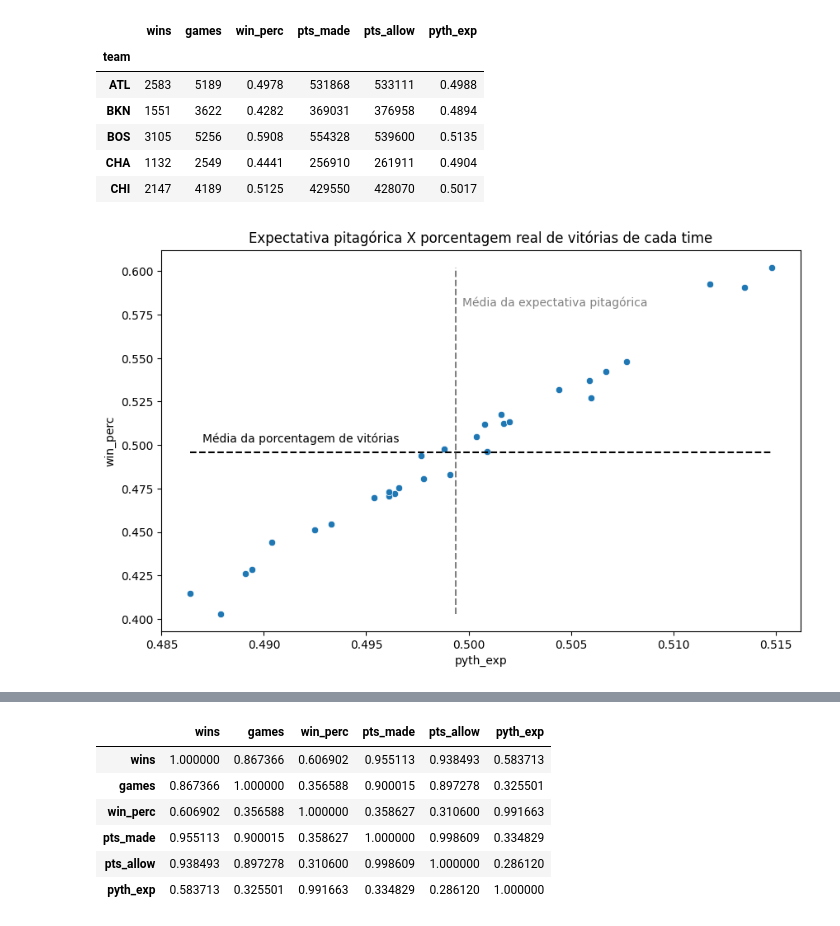
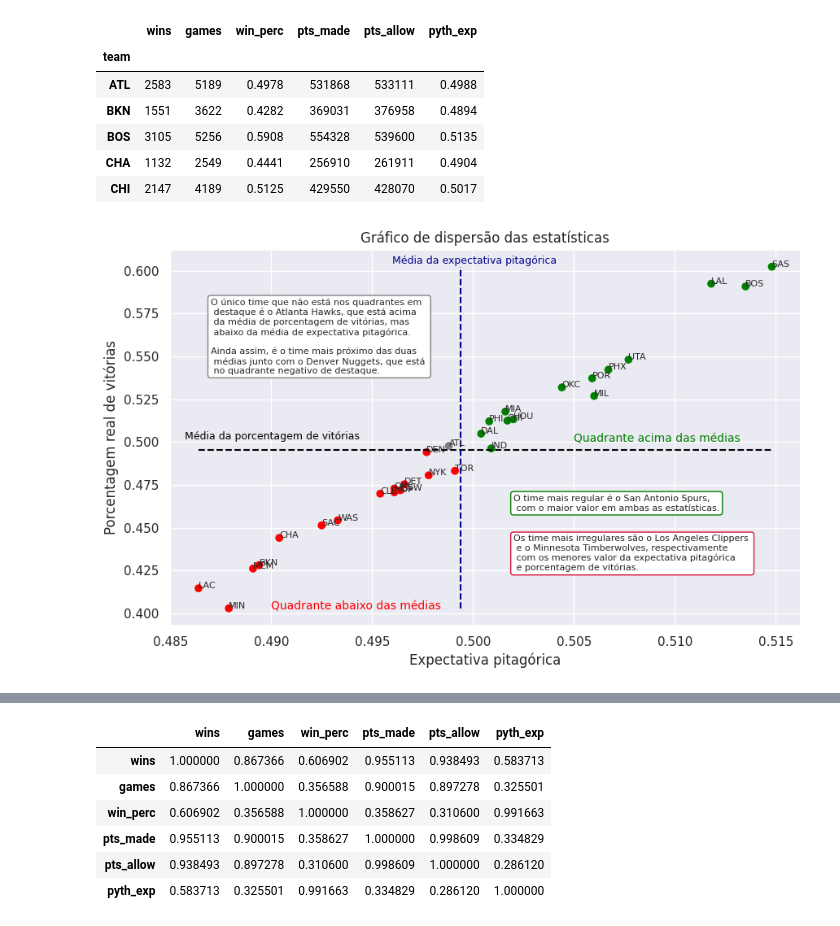
Before and after one commit to mths-andrade/pyth_exp, a Jupyter notebook: pythagorean.ipynb, the cells around one changed output, grey strips where cells are left out. Saved outputs shown, nothing was run; the diff lists cells and outputs as text; code cells hidden in the pictures.

```diff
--- a/pythagorean.ipynb
+++ b/pythagorean.ipynb
@@ -54,17 +57,3 @@ pyth.head()
 | BOS | 3105 | 5256 | 0.5908 | 554328 | 539600 | 0.5135 |
 | CHA | 1132 | 2549 | 0.4441 | 256910 | 261911 | 0.4904 |
 | CHI | 2147 | 4189 | 0.5125 | 429550 | 428070 | 0.5017 |
-# %%
-x = pyth.pyth_exp
-y = pyth.win_perc
-
-ax = sns.scatterplot(data=pyth, x="pyth_exp", y="win_perc")
-ax.figure.set_size_inches(10, 6)
-ax.set_title("Expectativa pitagórica X porcentagem real de vitórias de cada time")
-ax.hlines(y = y.mean(), xmin = x.min(), xmax = x.max(), colors='black', linestyles='dashed')
-ax.vlines(x = x.mean(), ymin = y.min(), ymax = y.max(), colors='gray', linestyles='dashed')
-ax.text(0.487, 0.5, 'Média da porcentagem de vitórias', fontsize=10, color = 'black', va = "bottom")
-ax.text(0.4997, 0.58, 'Média da expectativa pitagórica', fontsize=10, color = 'gray', ha = "left")
-plt.show()
-# %% [output]
-[figure, removed]
@@ -71,3 +64,59 @@ plt.show()
+# %%
+x = pyth.pyth_exp
+y = pyth.win_perc
+
+media_win_perc = pyth['win_perc'].mean()
+media_pyth_exp = pyth['pyth_exp'].mean()
+
+cores = []
+for i, row in pyth.iterrows():
+  if row['win_perc'] >= media_win_perc and row['pyth_exp'] >= media_pyth_exp:
+    cores.append('green')
+  elif row['win_perc'] < media_win_perc and row['pyth_exp'] < media_pyth_exp:
+    cores.append('red')
+  else:
+    cores.append('gray')
+
+fig, ax = plt.subplots(figsize=(10, 6))
+plt.scatter(data=pyth, x="pyth_exp", y="win_perc",c=cores)
+plt.title("Gráfico de dispersão das estatísticas")
+plt.xlabel("Expectativa pitagórica")
+plt.ylabel("Porcentagem real de vitórias")
+
+for i, row in pyth.iterrows():
+    plt.text(row['pyth_exp'], row['win_perc'], i, fontsize=8)
+
+ax.hlines(y = y.mean(), xmin = x.min(), xmax = x.max(), colors='black', linestyles='dashed')
+ax.vlines(x = x.mean(), ymin = y.min(), ymax = y.max(), colors='darkblue', linestyles='dashed')
+
+ax.text(0.4857, 0.5, 'Média da porcentagem de vitórias', fontsize=9, color = 'black', va = "bottom")
+ax.text(0.496, 0.604, 'Média da expectativa pitagórica', fontsize=9, color = 'darkblue', ha = "left")
+
+ax.text(0.490, 0.402, 'Quadrante abaixo das médias', fontsize=10, color = 'red', ha = "left")
+ax.text(0.505, 0.5, 'Quadrante acima das médias', fontsize=10, color = 'green', ha = "left")
+
+ax.annotate("O único time que não está nos quadrantes em \n destaque é o Atlanta Hawks, "
+            "que está acima \n da média de porcentagem de vitórias, mas \n abaixo da média de expectativa pitagórica. \n\n"
+            "Ainda assim, é o time mais próximo das duas \n médias "
+            "junto com o Denver Nuggets, que está \n no quadrante negativo de destaque.",
+            xy=(0.487, 0.54), xycoords='data',
+            bbox=dict(boxstyle="round", fc='white', ec='gray'),
+            xytext=(0, 0), textcoords='offset points', fontsize=8)
+
+ax.annotate("O time mais regular é o San Antonio Spurs, \n com o maior valor em ambas as estatísticas.",
+            xy=(0.502, 0.46), xycoords='data',
+            bbox=dict(boxstyle="round", fc='white', ec='green'),
+            xytext=(0, 0), textcoords='offset points', fontsize=8)
+
+ax.annotate("Os time mais irregulares são o Los Angeles Clippers \n e o Minnesota Timberwolves, respectivamente \n com "
+            "os menores valor da expectativa pitagórica \n e porcentagem de vitórias.",
+            xy=(0.502, 0.425), xycoords='data',
+            bbox=dict(boxstyle="round", fc='white', ec='crimson'),
+            xytext=(0, 0), textcoords='offset points', fontsize=8)
+
+plt.show()
+# %% [output]
+[figure, added]
 # %%
 ax=sns.lmplot(x='pyth_exp',y='win_perc',data=pyth)
 ax.fig.suptitle("Expectativa pitagórica X porcentagem real de vitórias de cada time",y=1.05)
```
Also changed, not shown: parts of 9 cells of this notebook.
